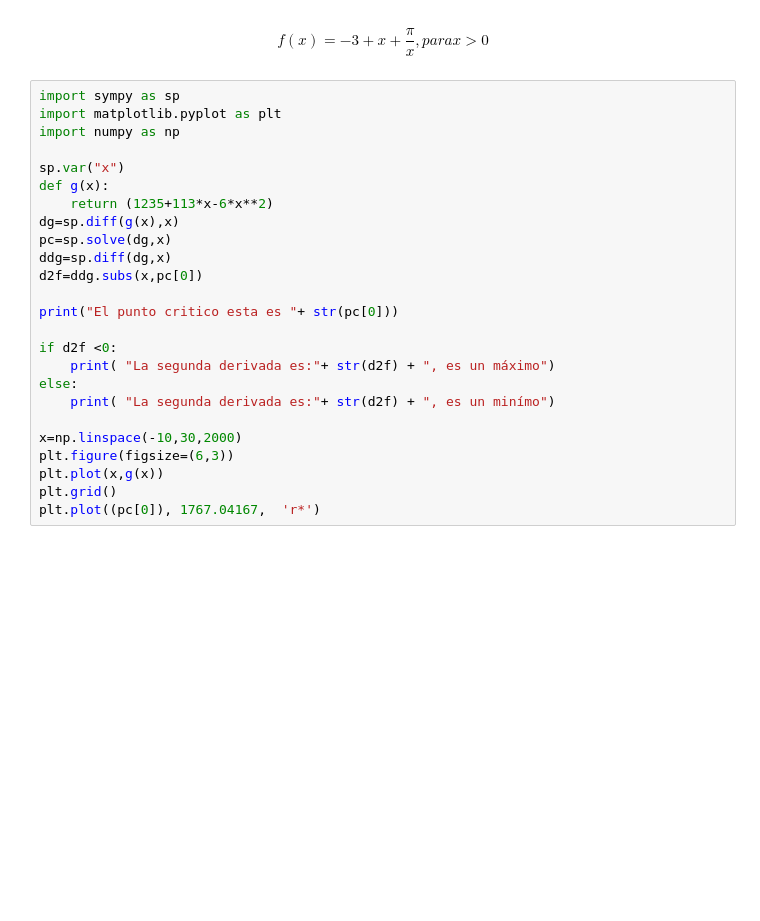
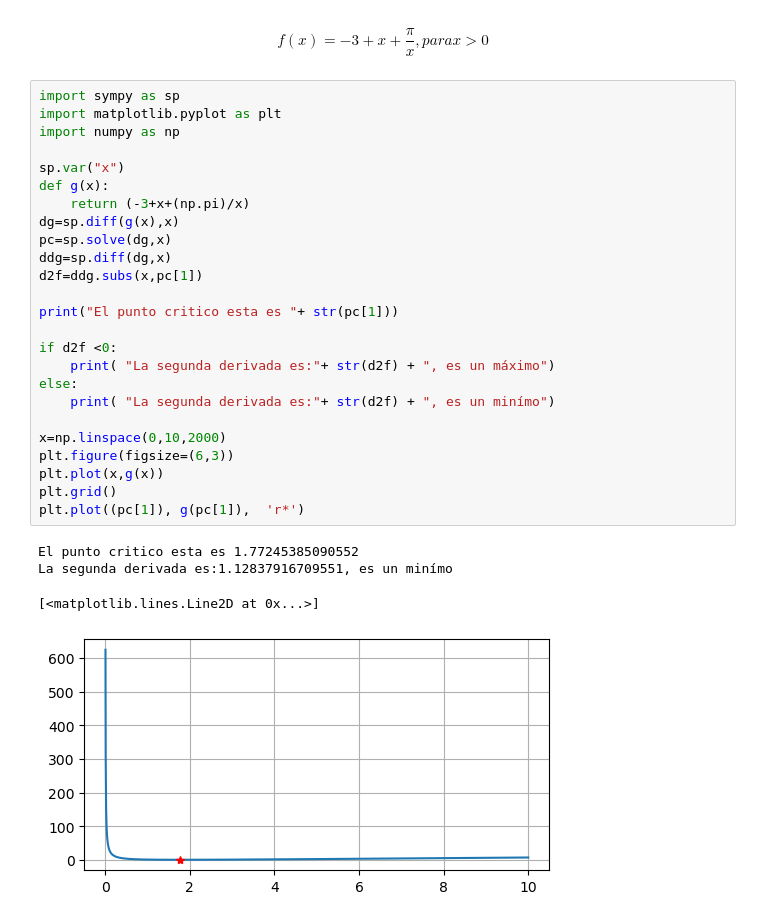
Before and after one commit to TerezzaGonzalez/SM2024-Terezza, a Jupyter notebook: A04 - sympy.ipynb, the cells around one changed output. Cells and saved outputs as stored; diff of their text form; blank space fills up the shorter version.

```diff
--- a/A04 - sympy.ipynb
+++ b/A04 - sympy.ipynb
@@ -164,25 +164,30 @@ $$ f(x)=-3+x+ \frac{\pi}{x} , para x>0 $$
 # %%
 import sympy as sp
 import matplotlib.pyplot as plt
 import numpy as np
 
 sp.var("x")
 def g(x):
-    return (1235+113*x-6*x**2)
+    return (-3+x+(np.pi)/x)
 dg=sp.diff(g(x),x)
 pc=sp.solve(dg,x)
 ddg=sp.diff(dg,x)
-d2f=ddg.subs(x,pc[0])
+d2f=ddg.subs(x,pc[1])
 
-print("El punto critico esta es "+ str(pc[0]))
+print("El punto critico esta es "+ str(pc[1]))
 
 if d2f <0:
     print( "La segunda derivada es:"+ str(d2f) + ", es un máximo")
 else:
     print( "La segunda derivada es:"+ str(d2f) + ", es un minímo")
 
-x=np.linspace(-10,30,2000)
+x=np.linspace(0,10,2000)
 plt.figure(figsize=(6,3))
 plt.plot(x,g(x))
 plt.grid()
-plt.plot((pc[0]), 1767.04167,  'r*')
+plt.plot((pc[1]), g(pc[1]),  'r*')
+# %% [output]
+El punto critico esta es 1.77245385090552
+La segunda derivada es:1.12837916709551, es un minímo
+[<matplotlib.lines.Line2D at 0x...>]
+[figure, added]
```
Also changed, not shown: parts of 5 cells of this notebook.
